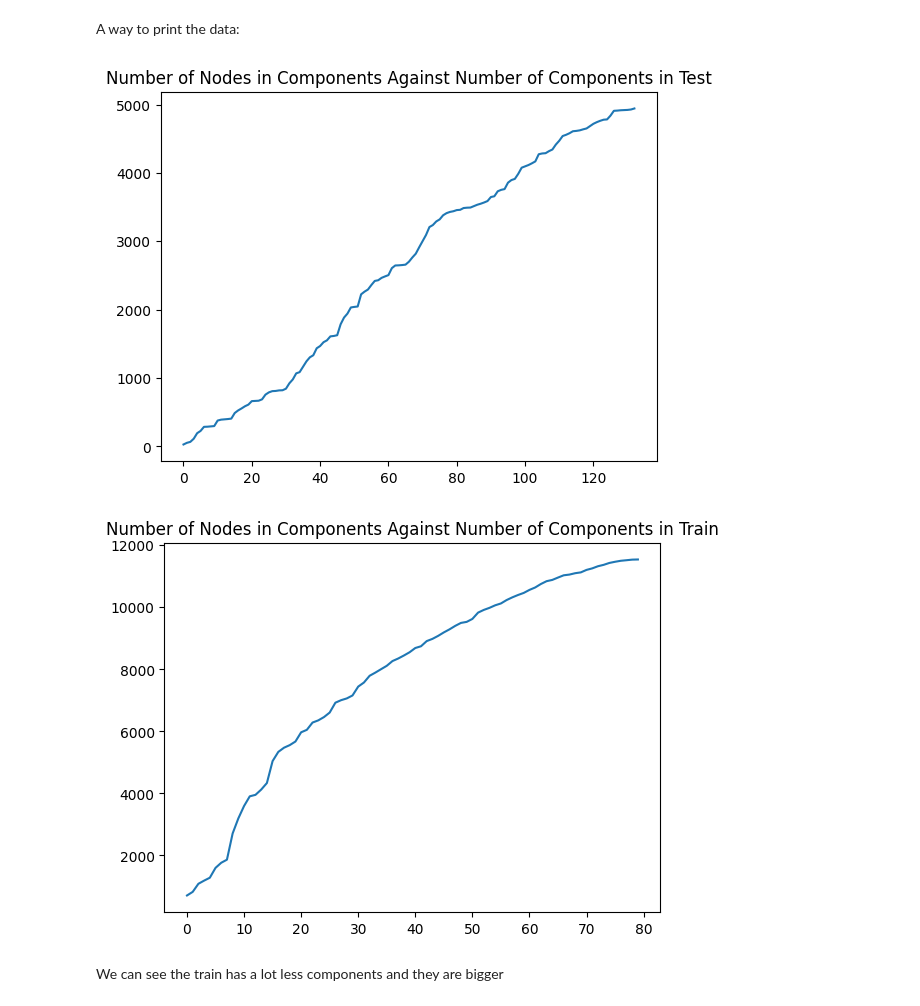
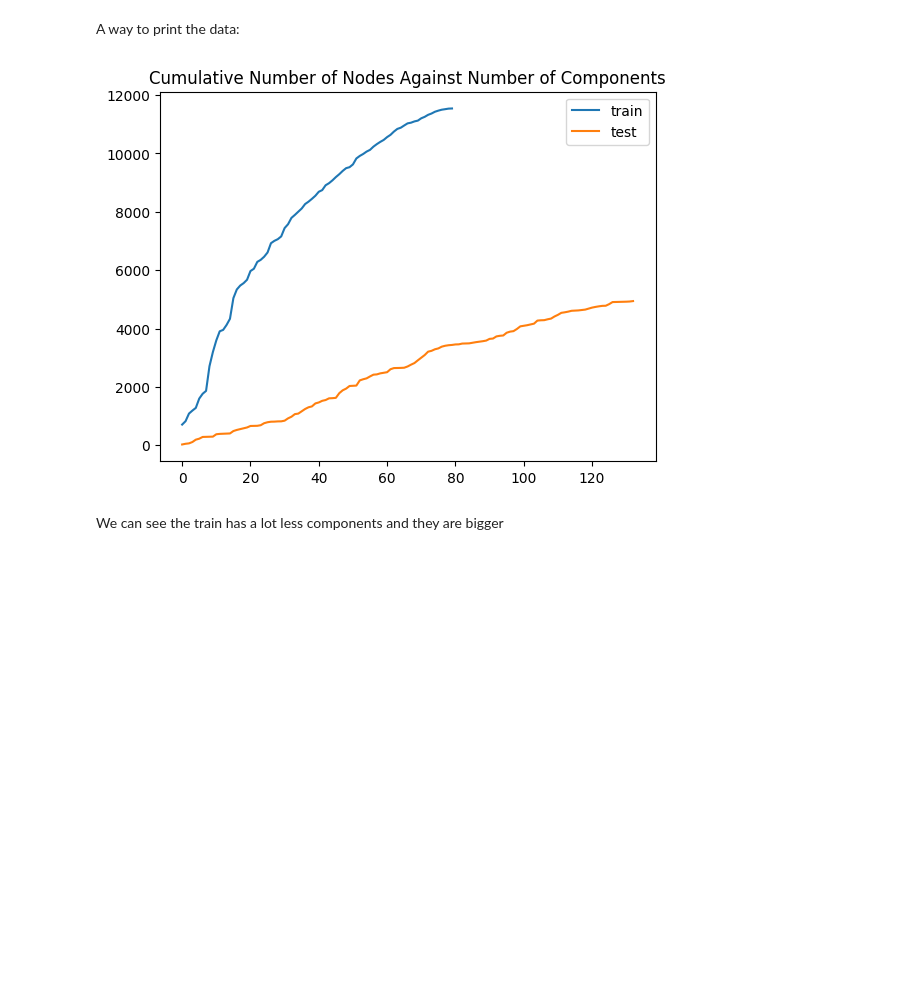
Before and after one commit to roy-boy-1/shampoo, a Jupyter notebook: train_test_split/train-test split exercise.ipynb, the cells around one changed output. Drawn from its saved outputs; the diff is of its cells as text; code cells hidden in the pictures; blank space fills up the shorter version.

```diff
--- a/train_test_split/train-test split exercise.ipynb
+++ b/train_test_split/train-test split exercise.ipynb
@@ -129,19 +129,19 @@ Training part: 0.7001941276389226
 # %% [markdown]
 A way to print the data:
 # %%
-def visualize(segment, title):
+plt.figure()
+plt.title(f"Cumulative Number of Nodes Against Number of Components")
+for i, segment in enumerate((train_segment, test_segment)):
     graph = nx.from_pandas_edgelist(segment, source="index_left", target="index_right", edge_attr="target")
     concomp_sizes = [len(c) for c in nx.connected_components(graph)]
-    plt.title(f"Number of Nodes in Components Against Number of Components in {title}")
     node_cumsum = np.cumsum(concomp_sizes)
-    plt.plot(range(len(node_cumsum)), node_cumsum)
-    plt.show()
+    label = "train" if i == 0 else "test"
+    plt.plot(range(len(node_cumsum)), node_cumsum, label=label)
 
-visualize(test_segment, "Test")
-visualize(train_segment, "Train")
+plt.legend()
+plt.show()
 # %% [output]
-[figure, old version]
+[figure, new version]
-[figure, removed]
 # %% [markdown]
 We can see the train has a lot less components and they are bigger
 # %% [markdown]
```
Also changed, not shown: parts of 3 cells of this notebook.
